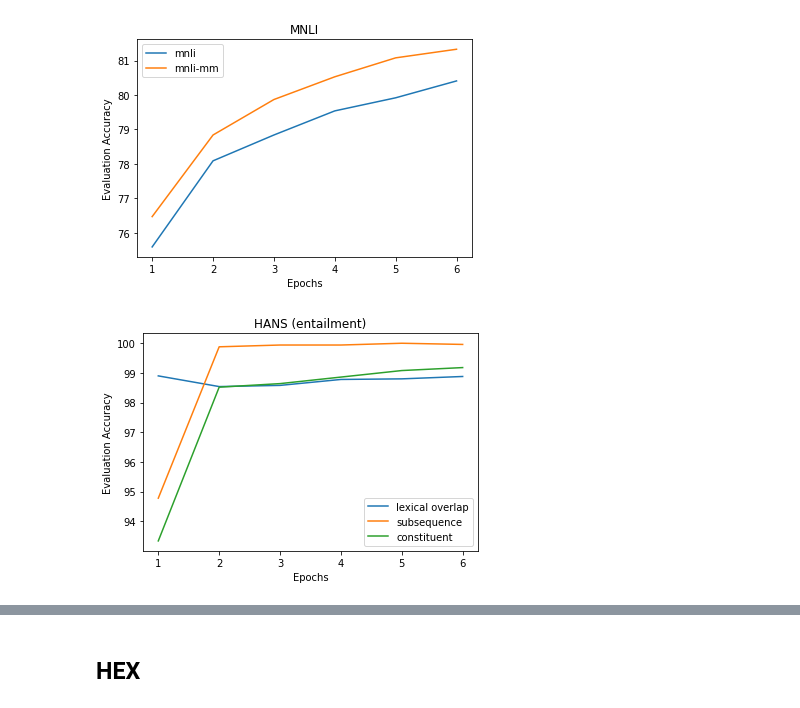
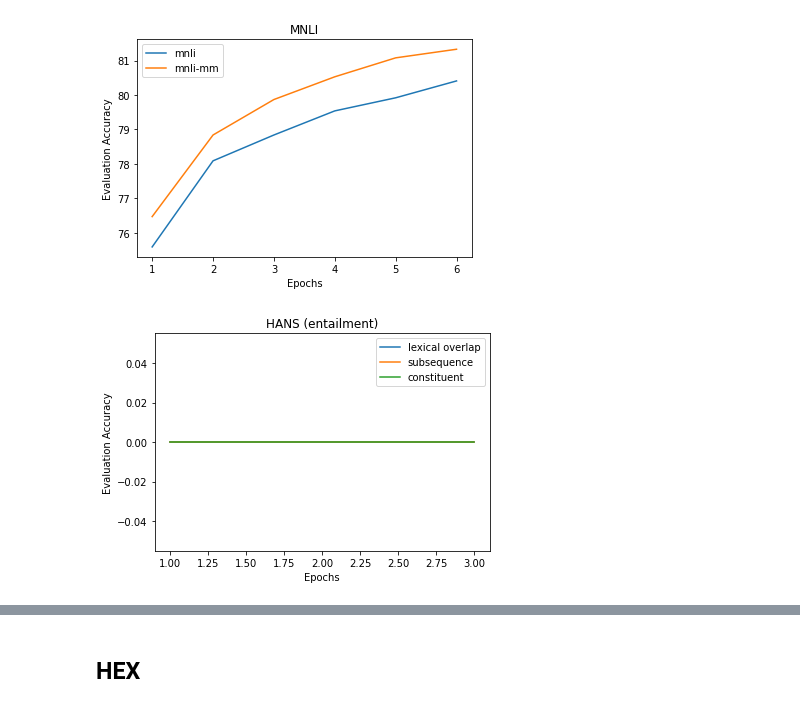
Before and after one commit to prajjwal1/generalize_lm_nli, a Jupyter notebook: nbs/graph_plots_paper.ipynb, the cells around one changed output, grey strips where cells are left out. Drawn from its saved outputs; the diff is of its cells as text; code cells hidden in the pictures.

```diff
--- a/nbs/graph_plots_paper.ipynb
+++ b/nbs/graph_plots_paper.ipynb
@@ -422,9 +431,9 @@ plt.show()
 # %% [markdown]
 ### Adapters
 # %%
-adapter_mnli =    [75.59, 78.09, 78.84, 79.54, 79.92, 80.41]
-adapter_mnli_mm = [76.47, 78.84, 79.87, 80.53, 81.08, 81.33]
-adapter_epochs = list(range(1, 7))
+adapter_bert_base_mnli =    [75.59, 78.09, 78.84, 79.54, 79.92, 80.41]
+adapter_bert_base_mnli_mm = [76.47, 78.84, 79.87, 80.53, 81.08, 81.33]
+adapter_bert_base_epochs = list(range(1, 7))
 # %%
 adapter_mnli_bert_large =    [68.66, 75.79, 77.65]
 adapter_mnli_mm_bert_large = [69.61, 75.9, 77.9]
@@ -473,19 +492,19 @@ plt.show()
 [figure]
 # %%
 # plt.figure(num=None, figsize=(4, 3), dpi=80, facecolor='w', edgecolor='k')
-plt.plot(adapter_epochs, adapter_hans_ent_lo, label='lexical overlap')
-plt.plot(adapter_epochs, adapter_hans_ent_sub, label='subsequence')
-plt.plot(adapter_epochs, adapter_hans_ent_cons, label='constituent')
+plt.plot(adapter_bert_base_epochs[:3], adapter_bert_base_hans_ent_lo, label='lexical overlap')
+plt.plot(adapter_bert_base_epochs[:3], adapter_bert_base_hans_ent_sub, label='subsequence')
+plt.plot(adapter_bert_base_epochs[:3], adapter_bert_base_hans_ent_cons, label='constituent')
 
 
 plt.xlabel('Epochs')
 plt.ylabel('Evaluation Accuracy')
 plt.legend()
 plt.title('HANS (entailment)')
 plt.savefig('/home/nlp/transformers-importance-sampling/figs/adapter_hans_ent.pdf')
 plt.show()
 # %% [output]
-[figure, old version]
+[figure, new version]
 # %%
 # plt.figure(num=None, figsize=(4, 3), dpi=80, facecolor='w', edgecolor='k')
 plt.plot(adapter_epochs, adapter_hans_non_ent_lo, label='lexical overlap')
```
Also changed, not shown: parts of 66 cells of this notebook, 15 other files.
